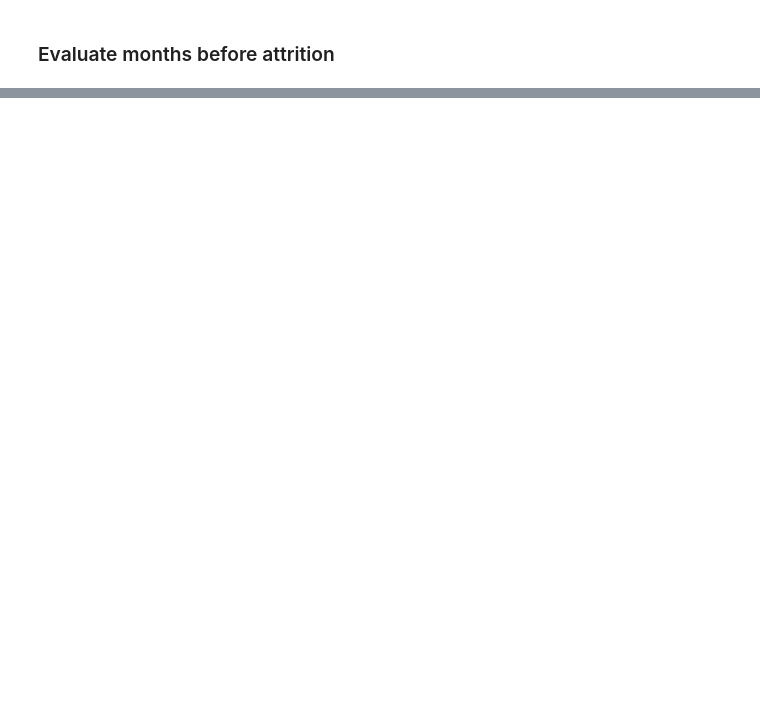
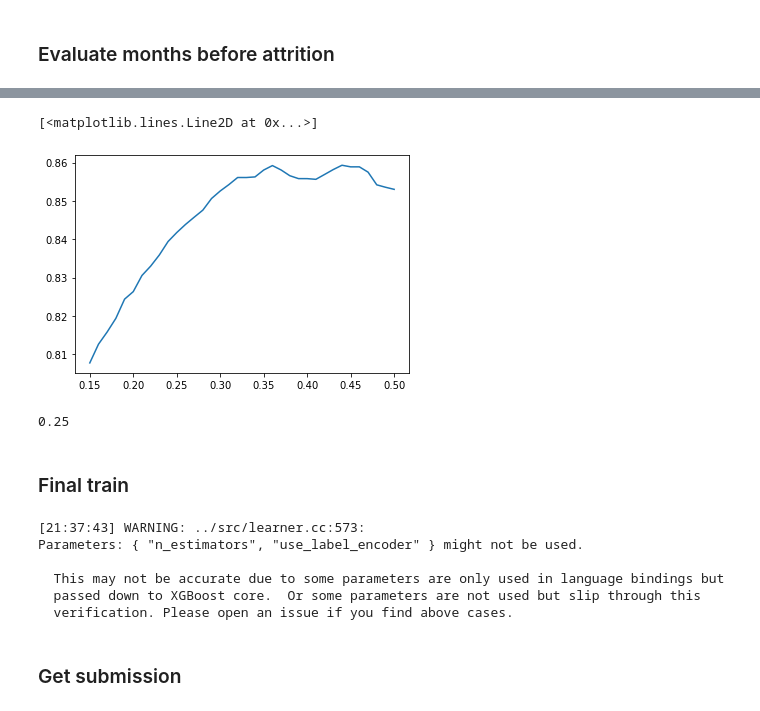
Before and after one commit to ada-nai/emp-attr, a Jupyter notebook: Notebook.ipynb, the cells around one changed output, grey strips where cells are left out. Cells and saved outputs as stored; diff of their text form; code cells hidden in the pictures; blank space fills up the shorter version.

```diff
--- a/Notebook.ipynb
+++ b/Notebook.ipynb
@@ -218,0 +507,48 @@ target = 'attr_risk'
+# %%
+def obs_thresh(thresh_range, model, ip):
+    """
+    Plot the F1 score for a range of thresholds
+    """
+    obs_dict = {}
+    vc_mat= []
+
+    for thresh in thresh_range:
+        pred = model.predict(ip)
+        pred [pred > thresh] = 1
+        pred [pred <= thresh] = 0
+        pred = pred.astype('int')
+
+        cm = confusion_matrix(y_val, pred)
+        f1 = show_data(cm, print_res = 0)[2]
+        obs_dict[thresh] = f1
+        vc_mat.append(pd.Series(pred).value_counts())
+    return obs_dict, vc_mat
+# %%
+thresh_range = list(np.linspace(0.15, 0.5, 36))
+
+obs_dict, vc_mat= obs_thresh(thresh_range, tmp_xgb, tmp_val)
+
+plt.plot(obs_dict.keys(), obs_dict.values())
+# %% [output]
+[<matplotlib.lines.Line2D at 0x...>]
+[figure, added]
+# %%
+thresh = round(list(obs_dict.keys())[list(obs_dict.values()).index(0.84173249795696)], 2) #max(obs_dict.values())
+# round(sum(list(obs_dict.values())) / len(list(obs_dict.values())), 3) #> 0.841
+thresh
+# %% [output]
+0.25
+# %% [markdown]
+### Final train
+# %%
+# Train model on entire set
+dtrain = xgb.DMatrix(train_dv, y_train)
+dtest = xgb.DMatrix(test_dv)
+fin_xgb = xgb.train(fin_params, dtrain, num_boost_round = 200)
+# %% [output]
+[21:37:43] WARNING: ../src/learner.cc:573:
+Parameters: { "n_estimators", "use_label_encoder" } might not be used.
+
+  This may not be accurate due to some parameters are only used in language bindings but
+  passed down to XGBoost core.  Or some parameters are not used but slip through this
+  verification. Please open an issue if you find above cases.
@@ -218,0 +561,2 @@ target = 'attr_risk'
+# %% [markdown]
+### Get submission
```
Also changed, not shown: parts of 70 cells of this notebook, 1 other file.
